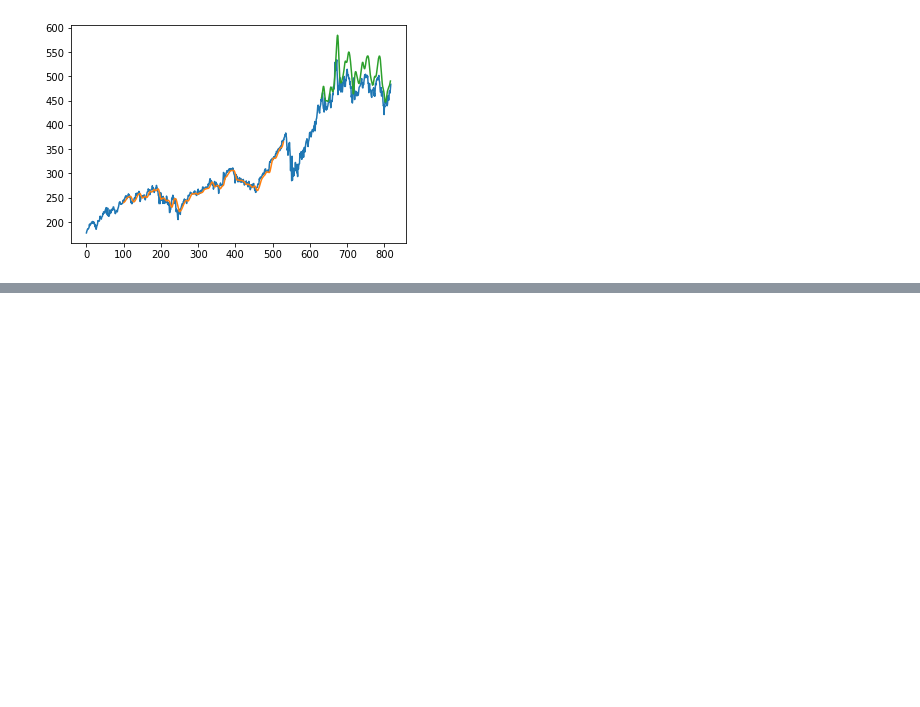
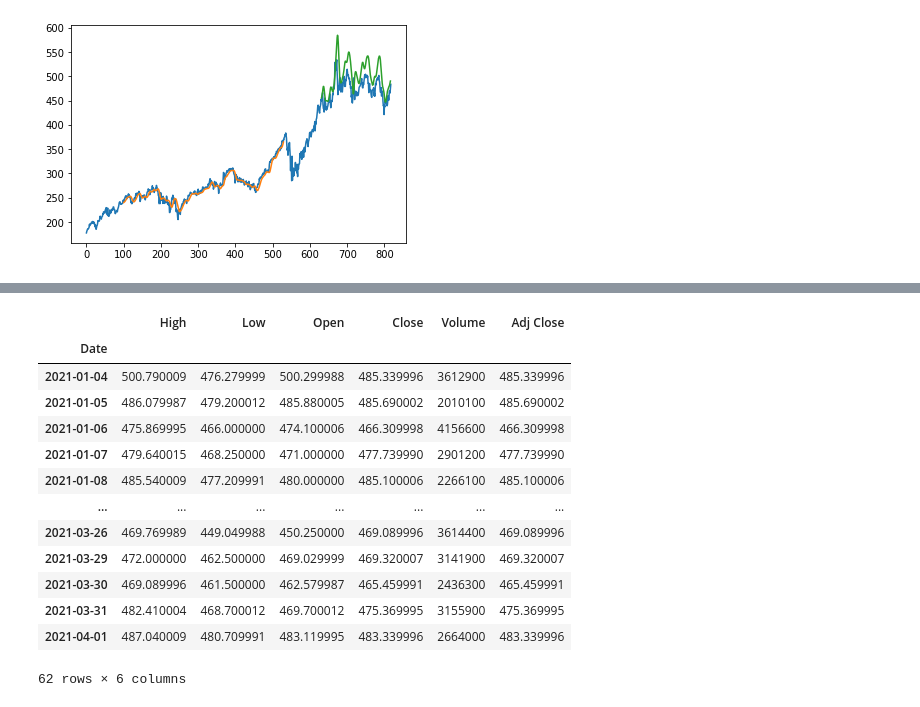
Before and after one commit to adharangaonkar/Machine-Learning-in-Finance, a Jupyter notebook: Adobe Stocks Project/Stacked LSTM.ipynb, the cells around one changed output, grey strips where cells are left out. Saved outputs shown, nothing was run; the diff lists cells and outputs as text; code cells hidden in the pictures; blank space fills up the shorter version.

```diff
--- a/Adobe Stocks Project/Stacked LSTM.ipynb
+++ b/Adobe Stocks Project/Stacked LSTM.ipynb
@@ -209,0 +276,23 @@ plt.show()
+# %%
+#load test data
+test_start = datetime(2021,1,2)
+test_end = datetime(2021,4,2)
+# %%
+test_data = DataReader('ADBE',  'yahoo', test_start, test_end)
+# %%
+test_data
+# %% [output]
+|  | High | Low | Open | Close | Volume | Adj Close |
+| Date |  |  |  |  |  |  |
+| 2021-01-04 | 500.790009 | 476.279999 | 500.299988 | 485.339996 | 3612900 | 485.339996 |
+| 2021-01-05 | 486.079987 | 479.200012 | 485.880005 | 485.690002 | 2010100 | 485.690002 |
+| 2021-01-06 | 475.869995 | 466.000000 | 474.100006 | 466.309998 | 4156600 | 466.309998 |
+| 2021-01-07 | 479.640015 | 468.250000 | 471.000000 | 477.739990 | 2901200 | 477.739990 |
+| 2021-01-08 | 485.540009 | 477.209991 | 480.000000 | 485.100006 | 2266100 | 485.100006 |
+| ... | ... | ... | ... | ... | ... | ... |
+| 2021-03-26 | 469.769989 | 449.049988 | 450.250000 | 469.089996 | 3614400 | 469.089996 |
+| 2021-03-29 | 472.000000 | 462.500000 | 469.029999 | 469.320007 | 3141900 | 469.320007 |
+| 2021-03-30 | 469.089996 | 461.500000 | 462.579987 | 465.459991 | 2436300 | 465.459991 |
+| 2021-03-31 | 482.410004 | 468.700012 | 469.700012 | 475.369995 | 3155900 | 475.369995 |
+| 2021-04-01 | 487.040009 | 480.709991 | 483.119995 | 483.339996 | 2664000 | 483.339996 |
+62 rows × 6 columns
```
Also changed, not shown: parts of 18 cells of this notebook.
